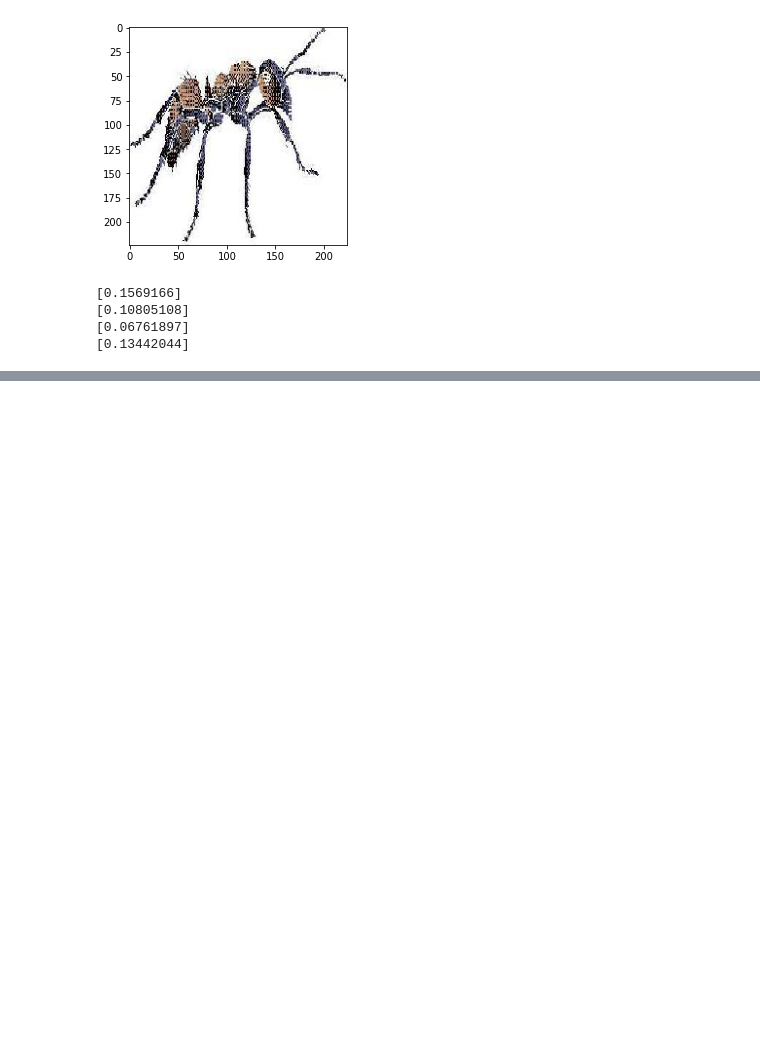
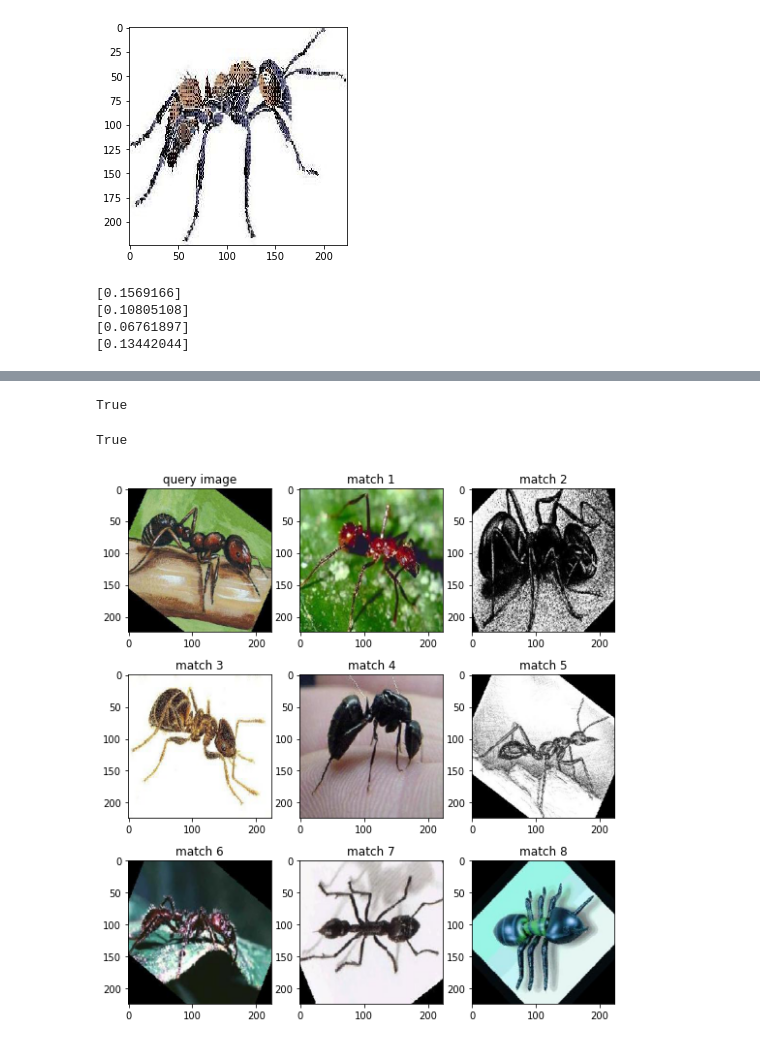
Before and after one commit to vinhphuctadang/reverse-image-search, a Jupyter notebook: knn.ipynb, the cells around one changed output, grey strips where cells are left out. Cells and saved outputs as stored; diff of their text form; code cells hidden in the pictures; blank space fills up the shorter version.

Commit message:
add index using annoy

```diff
--- a/knn.ipynb
+++ b/knn.ipynb
@@ -113,0 +120,43 @@ Searching done in 0.03783607482910156 second. Iterated over 147 sample(s). Rende
+# %%
+from annoy import AnnoyIndex
+import random
+
+indexer = AnnoyIndex(25088, "angular")
+
+images = []
+for kind in known:
+    images.extend(known[kind])
+
+feature_array = []
+for kind in known:
+    feature_array.extend(features[kind])
+
+for i in range(len(feature_array)):
+    indexer.add_item(i, feature_array[i])
+indexer.build(6) # 10 trees
+# %% [output]
+True
+# %%
+query_image_path = "data/small-set/query-data/ant/image_0035.jpg"
+src_image = image.load_img(query_image_path, target_size=(224, 224))
+img_feature = extract_feature(model, src_image)
+
+hits = indexer.get_nns_by_vector(img_feature, 8, search_k=3, include_distances=False)
+import matplotlib.pyplot as plt
+fig=plt.figure(figsize=(9, 10))
+
+top_k = 8
+# subplot_index = 0
+for i in range(top_k+1):
+    fig.add_subplot(3, 3, i+1)
+    if i == 0:
+        plt.title("query image")
+        plt.imshow(src_image)
+        continue
+
+    plt.title("match %d" % i)
+    plt.imshow(images[hits[i-1]])
+indexer.save('test.ann')
+# %% [output]
+True
+[figure, added]
```
Also changed, not shown: parts of 4 cells of this notebook.
